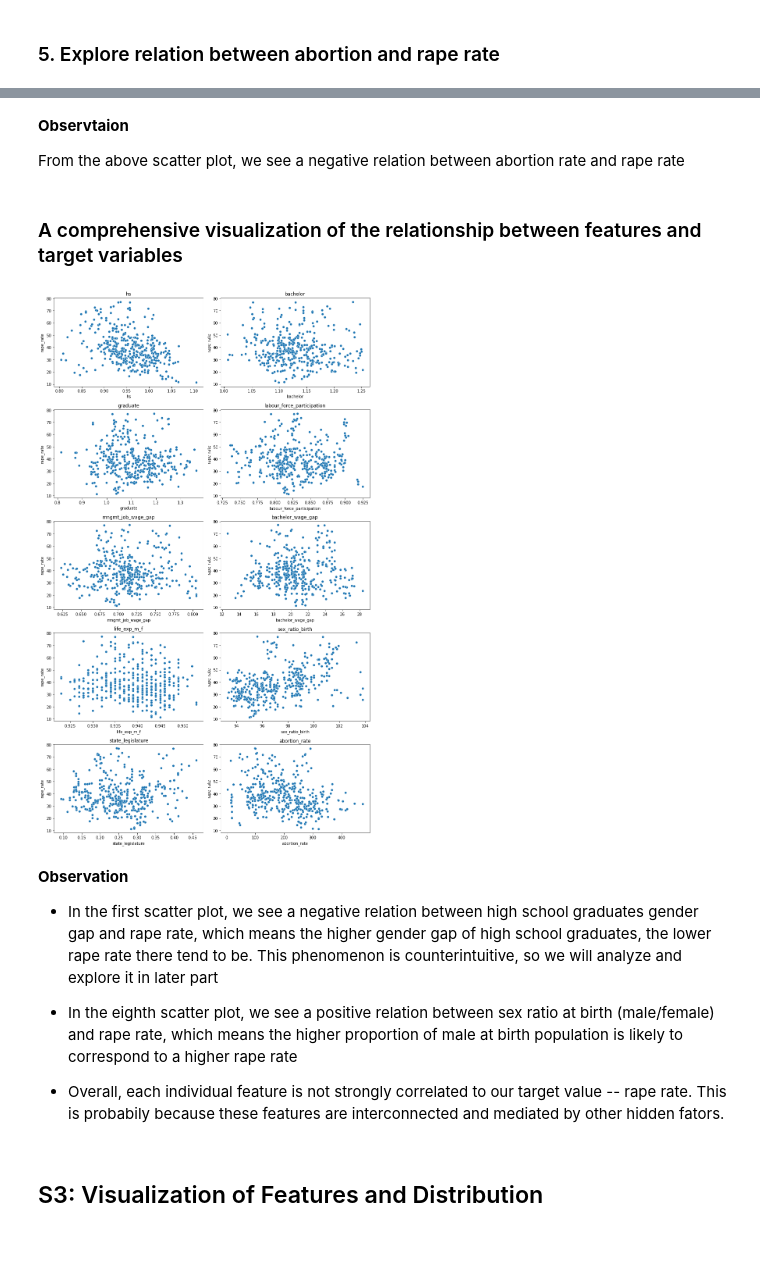
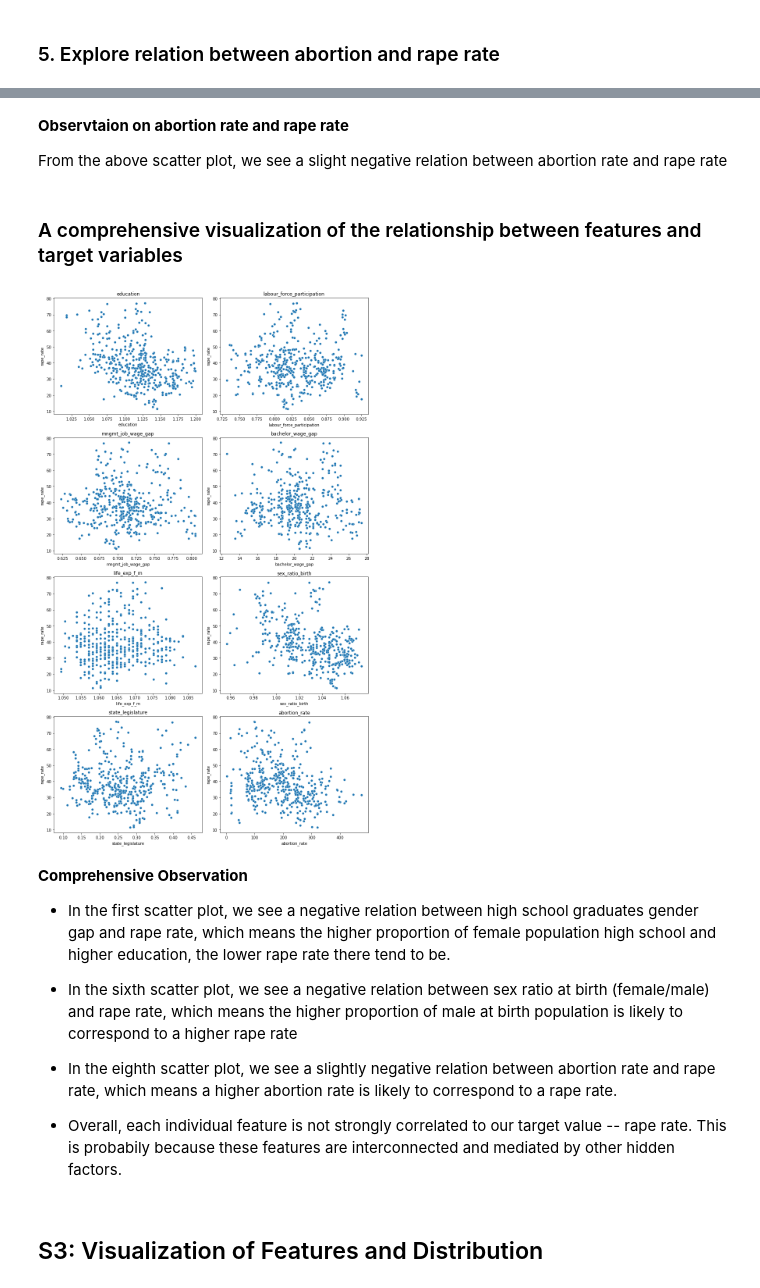
Before and after one commit to macs30122-winter23/final-project-233-not-found, a Jupyter notebook: EDA_April.ipynb, the cells around one changed output, grey strips where cells are left out. Saved outputs shown, nothing was run; the diff lists cells and outputs as text; code cells hidden in the pictures; blank space fills up the shorter version.

```diff
--- a/EDA_April.ipynb
+++ b/EDA_April.ipynb
@@ -273,6 +223,6 @@ Q1, Q3, lower_thresh, upper_thresh
 # %%
 print("Data size before dropping:", data_df.shape)
-data_df.drop(data_df[data_df["bachelor_wage_gap"] > 28.5].index, inplace=True)
-data_df.drop(data_df[data_df["bachelor_wage_gap"] < 12.5].index, inplace=True)
+data_df.drop(data_df[data_df["bachelor_wage_gap"] > 27.8].index, inplace=True)
+data_df.drop(data_df[data_df["bachelor_wage_gap"] < 12.6].index, inplace=True)
 print("Data size after dropping:", data_df.shape)
 # %% [output]
@@ -319,6 +269,6 @@ Q1, Q3, lower_thresh, upper_thresh
 # %%
 print("Data size before dropping:", data_df.shape)
-data_df.drop(data_df[data_df["life_exp_m_f"] > 0.957].index, inplace=True)
-data_df.drop(data_df[data_df["life_exp_m_f"] < 0.922].index, inplace=True)
+data_df.drop(data_df[data_df["life_exp_f_m"] > 1.088].index, inplace=True)
+data_df.drop(data_df[data_df["life_exp_f_m"] < 1.042].index, inplace=True)
 print("Data size after dropping:", data_df.shape)
 # %% [output]
@@ -337,6 +287,6 @@ Q1, Q3, lower_thresh, upper_thresh
 # %%
 print("Data size before dropping:", data_df.shape)
-data_df.drop(data_df[data_df["sex_ratio_birth"] > 104.05].index, inplace=True)
-data_df.drop(data_df[data_df["sex_ratio_birth"] < 90.05].index, inplace=True)
+data_df.drop(data_df[data_df["sex_ratio_birth"] > 1.1066].index, inplace=True)
+data_df.drop(data_df[data_df["sex_ratio_birth"] < 0.954].index, inplace=True)
 print("Data size after dropping:", data_df.shape)
 # %% [output]
@@ -382,6 +332,6 @@ Q1, Q3, lower_thresh, upper_thresh
 # %%
 print("Data size before dropping:", data_df.shape)
-data_df.drop(data_df[data_df["abortion_rate"] > 489.189].index, inplace=True)
+data_df.drop(data_df[data_df["abortion_rate"] > 479.916].index, inplace=True)
 data_df.drop(data_df[data_df["abortion_rate"] < 0].index, inplace=True)
 print("Data size after dropping:", data_df.shape)
 # %% [output]
@@ -396,33 +346,35 @@ Text(0.5, 1.0, 'Scatter plot between abortion rate and rape rate')
 # %% [markdown]
-<b>Observtaion</b>
+<b>Observtaion on abortion rate and rape rate</b>
 
-From the above scatter plot, we see a negative relation between abortion rate and rape rate
+From the above scatter plot, we see a slight negative relation between abortion rate and rape rate
 # %% [markdown]
 ### A comprehensive visualization of the relationship between features and target variables
 # %%
-data = data_df[["hs", "bachelor", "graduate", "labour_force_participation",
-                "mngmt_job_wage_gap", "bachelor_wage_gap", "life_exp_m_f",
+data = data_df[["education", "labour_force_participation",
+                "mngmt_job_wage_gap", "bachelor_wage_gap", "life_exp_f_m",
                 "sex_ratio_birth", "state_legislature", "abortion_rate", "rape_rate"]]
-fig, axs = plt.subplots(5, 2, figsize=(12, 20))
+fig, axs = plt.subplots(4, 2, figsize=(12, 20))
 
-for i in range(5):
+for i in range(4):
     for j in range(2):
         col = i*2 + j
         if col < len(data.columns) - 1:
             sns.scatterplot(data=data, x=data.columns[col], y="rape_rate", ax=axs[i][j])
             axs[i][j].set_title(data.columns[col])
 
 fig.tight_layout()
 plt.show()
 # %% [output]
-[figure, old version]
+[figure, new version]
 # %% [markdown]
-<b>Observation</b>
-* In the first scatter plot, we see a negative relation between high school graduates gender gap and rape rate, which means the higher gender gap of high school graduates, the lower rape rate there tend to be. This phenomenon is counterintuitive, so we will analyze and explore it in later part
+<b>Comprehensive Observation</b>
+* In the first scatter plot, we see a negative relation between high school graduates gender gap and rape rate, which means the higher proportion of female population high school and higher education, the lower rape rate there tend to be.
 
-* In the eighth scatter plot, we see a positive relation between sex ratio at birth (male/female) and rape rate, which means the higher proportion of male at birth population is likely to correspond to a higher rape rate
+* In the sixth scatter plot, we see a negative relation between sex ratio at birth (female/male) and rape rate, which means the higher proportion of male at birth population is likely to correspond to a higher rape rate
 
-* Overall, each individual feature is not strongly correlated to our target value -- rape rate. This is probabily because these features are interconnected and mediated by other hidden fators.
+* In the eighth scatter plot, we see a slightly negative relation between abortion rate and rape rate, which means a higher abortion rate is likely to correspond to a rape rate.
+
+* Overall, each individual feature is not strongly correlated to our target value -- rape rate. This is probabily because these features are interconnected and mediated by other hidden factors.
 # %% [markdown]
 ## S3: Visualization of Features and Distribution
 # %% [markdown]
```
Also changed, not shown: parts of 58 cells of this notebook.
